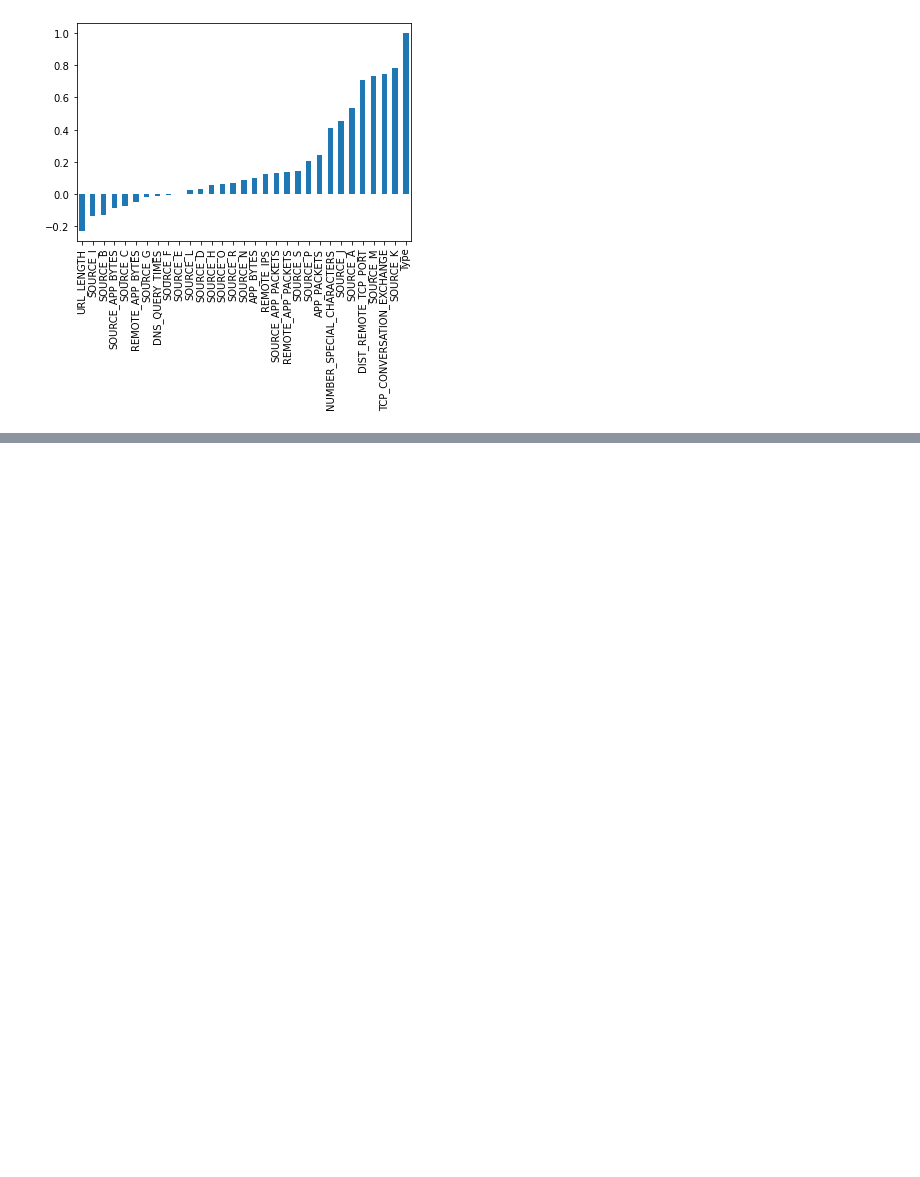
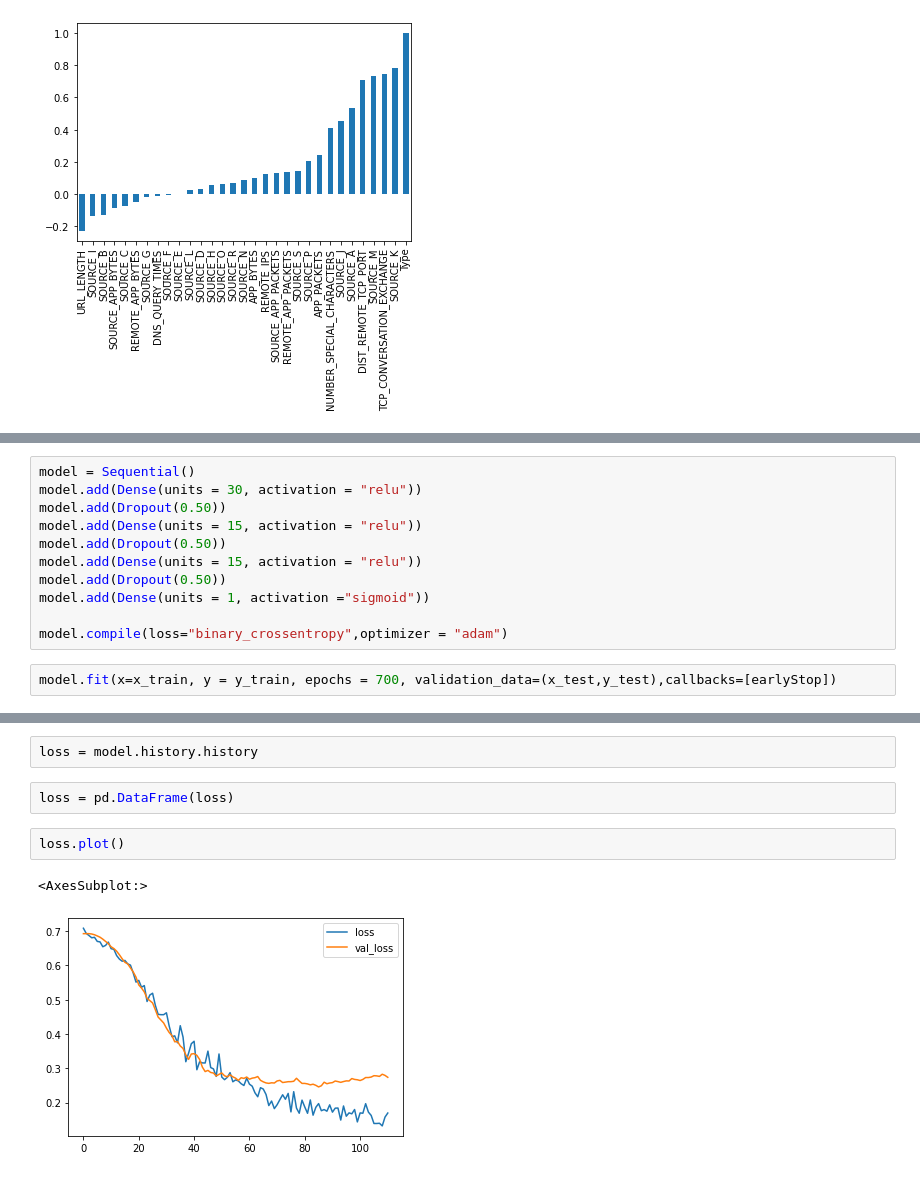
Before and after one commit to MervePayar/pythonKurs, a Jupyter notebook: 28-Sınıflandırma.ipynb, the cells around one changed output, grey strips where cells are left out. Cells and saved outputs as stored; diff of their text form; blank space fills up the shorter version.

```diff
--- a/28-Sınıflandırma.ipynb
+++ b/28-Sınıflandırma.ipynb
@@ -70,0 +203,13 @@ df.corr()["Type"].sort_values().plot(kind = "bar")
+# %%
+model = Sequential()
+model.add(Dense(units = 30, activation = "relu"))
+model.add(Dropout(0.50))
+model.add(Dense(units = 15, activation = "relu"))
+model.add(Dropout(0.50))
+model.add(Dense(units = 15, activation = "relu"))
+model.add(Dropout(0.50))
+model.add(Dense(units = 1, activation ="sigmoid"))
+
+model.compile(loss="binary_crossentropy",optimizer = "adam")
+# %%
+model.fit(x=x_train, y = y_train, epochs = 700, validation_data=(x_test,y_test),callbacks=[earlyStop])
@@ -70,0 +235,9 @@ df.corr()["Type"].sort_values().plot(kind = "bar")
+# %%
+loss = model.history.history
+# %%
+loss = pd.DataFrame(loss)
+# %%
+loss.plot()
+# %% [output]
+<AxesSubplot:>
+[figure, added]
```
Also changed, not shown: parts of 29 cells of this notebook.
